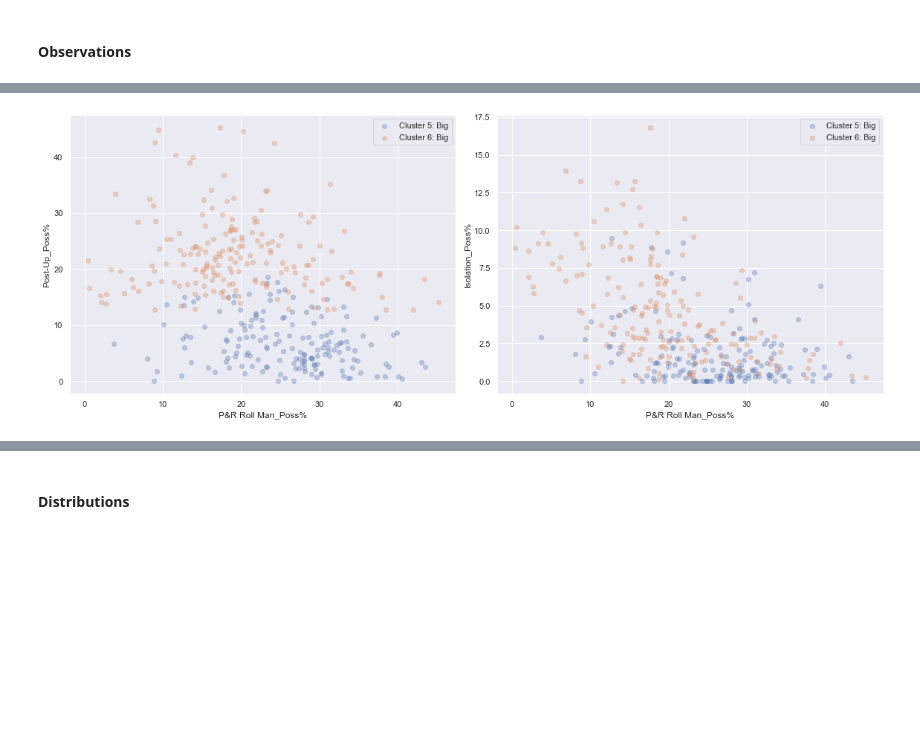
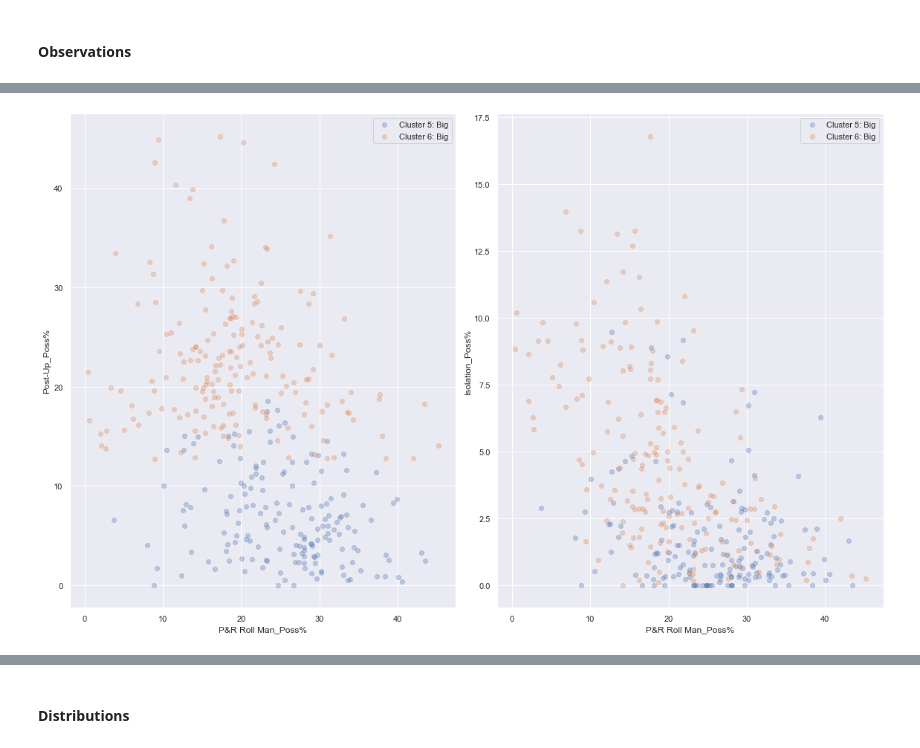
Before and after one commit to xulianrenzoku/synergy_clustering, a Jupyter notebook: nba_clustering_models.ipynb, the cells around one changed output, grey strips where cells are left out. Saved outputs shown, nothing was run; the diff lists cells and outputs as text; code cells hidden in the pictures; blank space fills up the shorter version.

```diff
--- a/nba_clustering_models.ipynb
+++ b/nba_clustering_models.ipynb
@@ -595,22 +602,22 @@ plot_cluster_res_2d(df,
 # %%
-figsize(16, 6)
+figsize(16, 10)
 plt.subplot(1, 2, 1)
 plot_cluster_res_2d(df[df['player_cluster'].isin([cluster
                                                   for cluster in cluster_dict.keys()
                                                   if cluster_dict[cluster] == 'Big'])],
                     cluster_col='player_cluster',
                     col1='P&R Roll Man_Poss%',
                     col2='Post-Up_Poss%',
                     cluster_dict=cluster_dict)
 plt.subplot(1, 2, 2)
 plot_cluster_res_2d(df[df['player_cluster'].isin([cluster
                                                   for cluster in cluster_dict.keys()
                                                   if cluster_dict[cluster] == 'Big'])],
                     cluster_col='player_cluster',
                     col1='P&R Roll Man_Poss%',
                     col2='Isolation_Poss%',
                     cluster_dict=cluster_dict)
 plt.tight_layout()
 # %% [output]
-[figure, old version]
+[figure, new version]
 # %%
```
Also changed, not shown: parts of 5 cells of this notebook.
